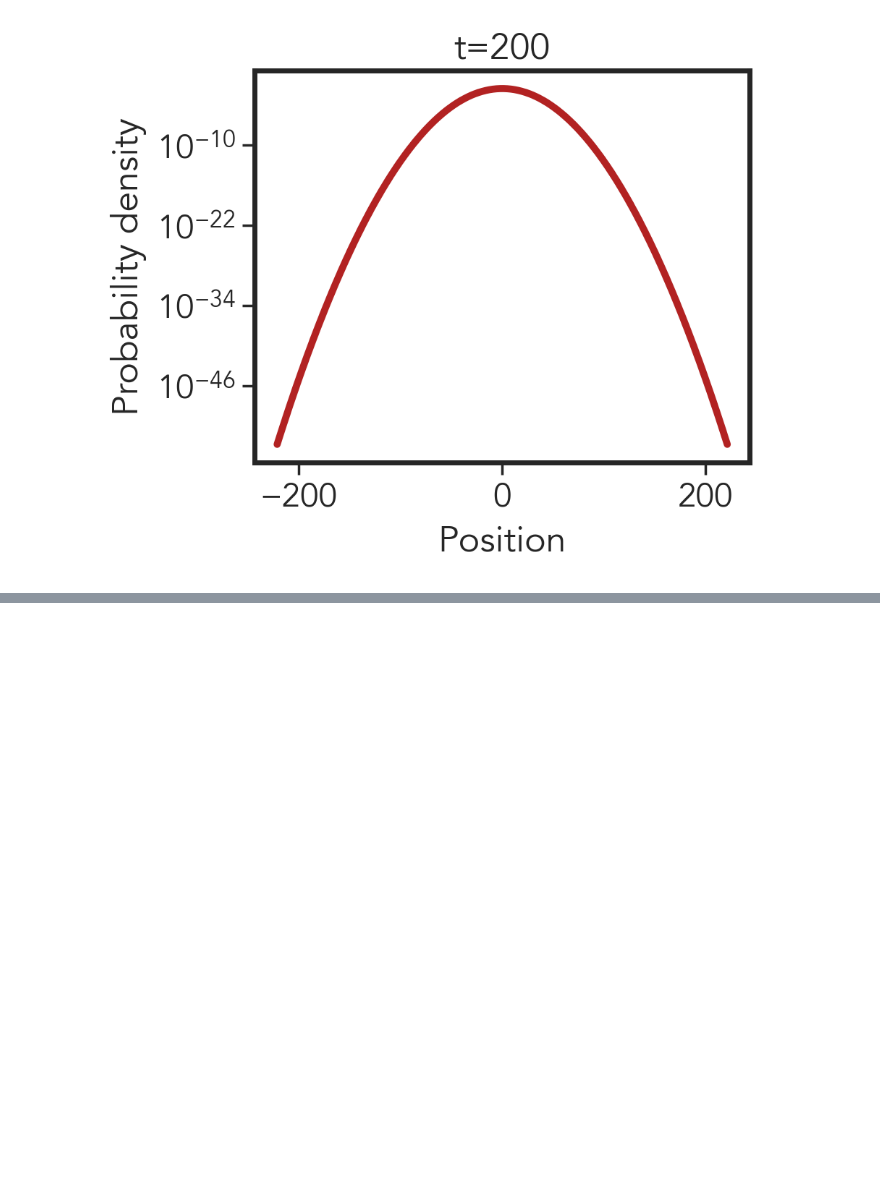
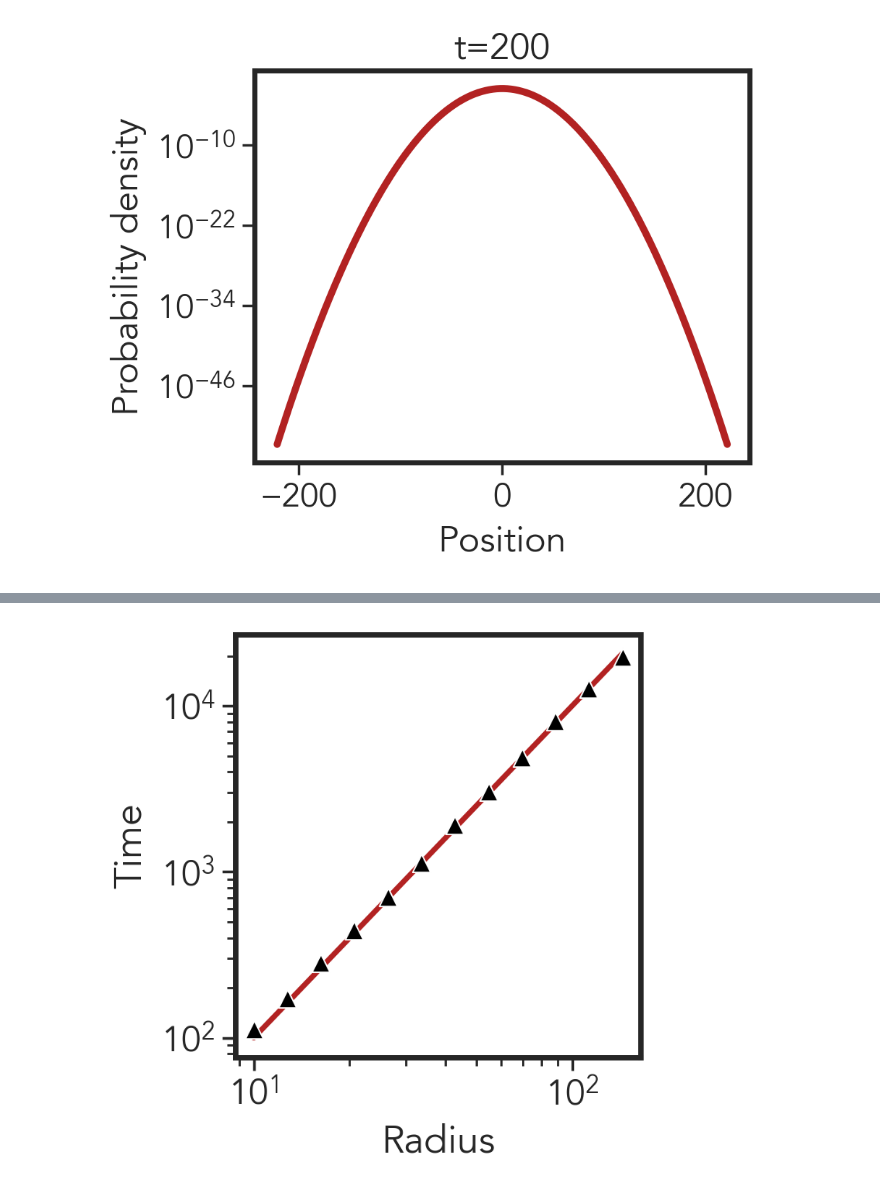
Before and after one commit to epigani/ModTF2324, a Jupyter notebook: code/ModTF_01.ipynb, the cells around one changed output, grey strips where cells are left out. Cells and saved outputs as stored; diff of their text form; code cells hidden in the pictures; blank space fills up the shorter version.

```diff
--- a/code/ModTF_01.ipynb
+++ b/code/ModTF_01.ipynb
@@ -273,0 +360,39 @@ for i, ax in enumerate(axes):
+# %%
+ps = [0.25, 0.25, 0.25, 0.25]
+L = 1000
+T = 100001
+walk2D = random_walk_2D(ps=ps, L=L, T=T, x0=np.array([0, 0]))
+# %%
+radii = np.logspace(1, np.log10(T/100), 20)
+times = []
+
+for radius in radii:
+    times.append([])
+    # get at which time the radius is reached
+    for walker in range(L):
+        # get the x and y coordinates
+        x = walk2D[0, walker, :]
+        y = walk2D[1, walker, :]
+        # get the distance from the origin
+        dist = np.sqrt(x**2 + y**2)
+        # get the first time the radius is reached
+        try:
+            t = np.where(dist > radius)[0][0]
+            # plot a circle
+            times[-1].append(t)
+        except:
+            times[-1].append(np.nan)
+# %%
+fig, ax = plt.subplots(1, 1, figsize=(3.5, 3.5), constrained_layout=True)
+
+sns.scatterplot(x=radii, y=np.mean(times, axis=1), s=70, marker='^', color='black', alpha=1)
+x_plot = radii[np.mean(times, axis=1) > 0]
+y_plot = x_plot**2
+sns.lineplot(x=x_plot, y=y_plot, lw=2.5, color='firebrick', alpha=1, zorder=-1)
+
+ax.set_xlabel('Radius')
+ax.set_ylabel('Time')
+ax.set_xscale('log')
+ax.set_yscale('log')
+# %% [output]
+[figure, added]
```
Also changed, not shown: parts of 22 cells of this notebook.
